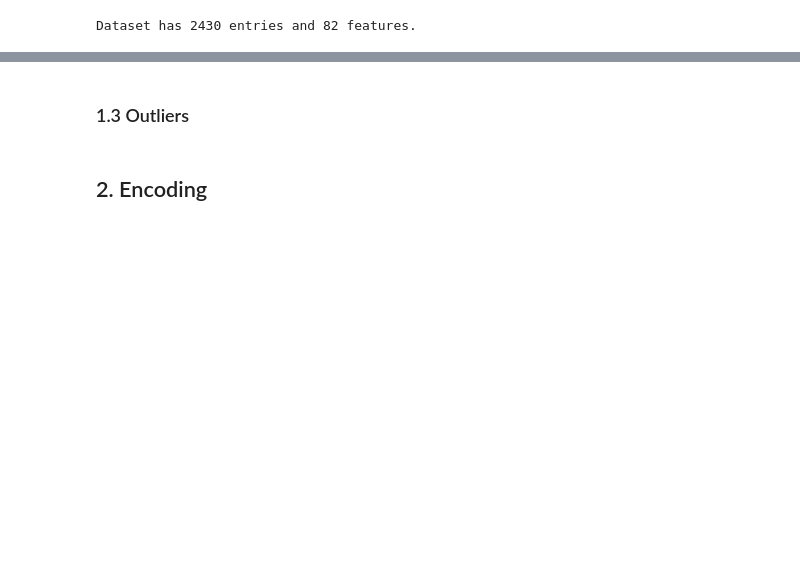
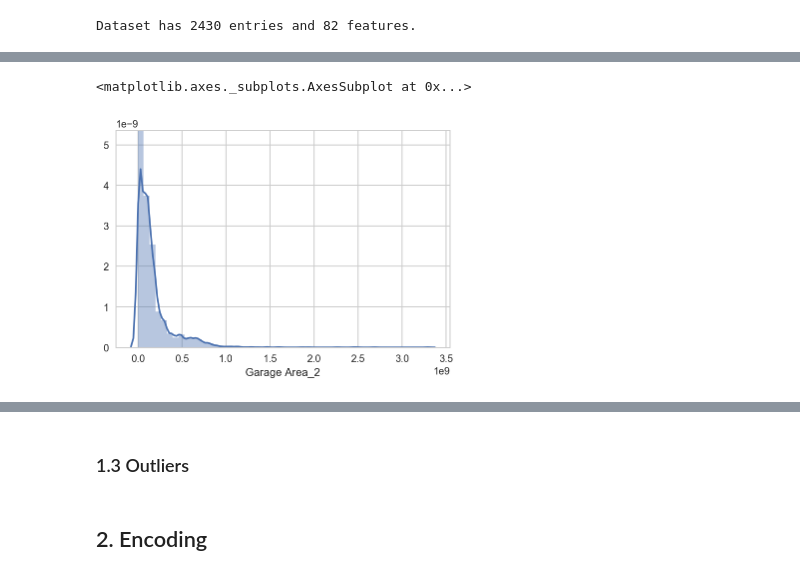
Before and after one commit to petrum01/EPFL-exts-AML1, a Jupyter notebook: house-prices-solution.ipynb, the cells around one changed output, grey strips where cells are left out. Drawn from its saved outputs; the diff is of its cells as text; code cells hidden in the pictures; blank space fills up the shorter version.

```diff
--- a/house-prices-solution.ipynb
+++ b/house-prices-solution.ipynb
@@ -195,4 +217,9 @@ Dataset has 2426 entries and 91 features.
 There are 0 missing values remaining.
+# %%
+sns.distplot(df_clean['Garage Area_2'])
+# %% [output]
+<matplotlib.axes._subplots.AxesSubplot at 0x...>
+[figure, added]
 # %%
 # classify variables
 
```
Also changed, not shown: parts of 37 cells of this notebook.
